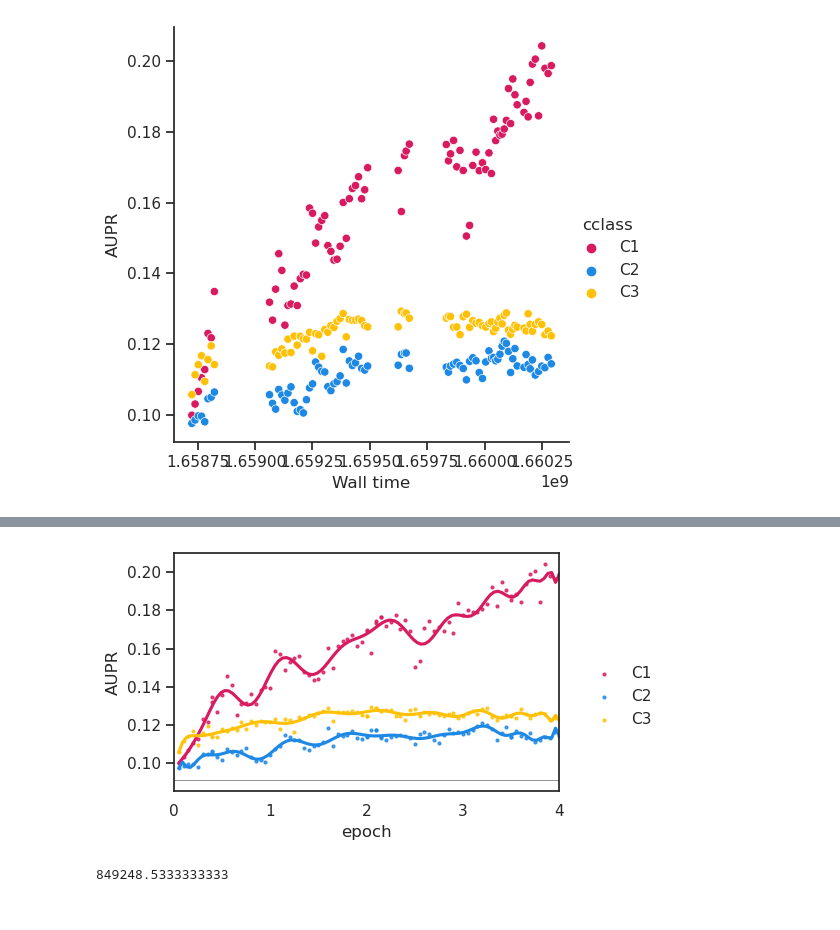
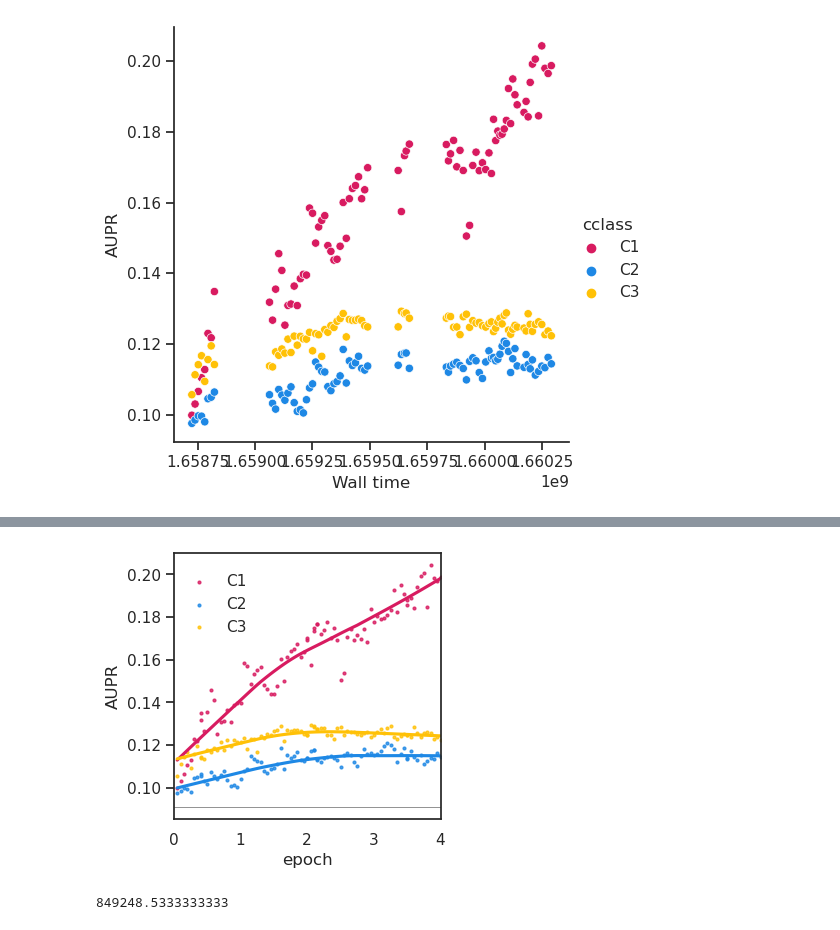
Before and after one commit to lkndl/ppi, a Jupyter notebook: ppi/eval_fft4.ipynb, the cells around one changed output, grey strips where cells are left out. Saved outputs shown, nothing was run; the diff lists cells and outputs as text; code cells hidden in the pictures.

```diff
--- a/ppi/eval_fft4.ipynb
+++ b/ppi/eval_fft4.ipynb
@@ -228,15 +215,16 @@ with mpl.rc_context({'figure.facecolor': 'none'}):
         y='AUPR',
         hue='cclass',
         palette=pal,
-        lw=2,
+        lw=1.6,
+        height=3,
+        legend=False,
 
     )
 ax = fig.axes.flatten()[0]
 ax.axhline(1 / 11, c='.5', lw=.6)
-ax.set(box_aspect=1, xlim=(0, 4), xticks=range(5))
+ax.set(box_aspect=1, xlim=(0, 4), xticks=range(5), xlabel='epoch')
 plt.setp(ax.get_xticklines(), visible=False)
 fig.despine(top=False, right=False)
-fig.tight_layout()
-sns.move_legend(fig, 'upper left',  bbox_to_anchor=(.16, .92), title=None)
+# sns.move_legend(fig, 'center left',  bbox_to_anchor=(.8, .5), title=None)
 save(fig, 'tb_aupr_curves_fft4', pdf=True)
 # %% [output]
@@ -250,40 +238,39 @@ with mpl.rc_context({'figure.facecolor': 'none'}):
     #     x='epoch',
     #     y='AUPR',
     #     hue='cclass',
     #     palette=pal,
     #     lw=4,
     #
     # )
     #
     # ax = fig.axes.flatten()[0]
 
     fig = sns.lmplot(
         data=df,
         x='epoch',
         y='AUPR',
         hue='cclass',
         palette=pal,
-        # lowess=True,
-        order=32,
+        lowess=True,
+        # order=32,
         ci=None,
         # ax=ax,
         scatter_kws={'s': 4},
-        height=5,
+        height=3.8,
     )
 
 ax = fig.axes.flatten()[0]
 ax.set(box_aspect=1, xlim=(0, 4))
 
 ax.axhline(1 / 11, c='.5', lw=.6)
-ax.set(box_aspect=1 / 1.618, xlim=(0, 4), xticks=range(5))
+ax.set(box_aspect=1, xlim=(0, 4), xticks=range(5))
 plt.setp(ax.get_xticklines(), visible=False)
 
 fig.despine(top=False, right=False)
 fig.tight_layout()
-sns.move_legend(fig, 'center right',  #bbox_to_anchor=(1, .9),
-                title=None)
+sns.move_legend(fig, 'upper left',  bbox_to_anchor=(.18, .88), title=None)
 # %% [output]
-[figure, old version]
+[figure, new version]
 # %%
 1592341 / 15 * 2 * 4
 # %% [output]
```
Also changed, not shown: parts of 3 cells of this notebook, 3 other files.
